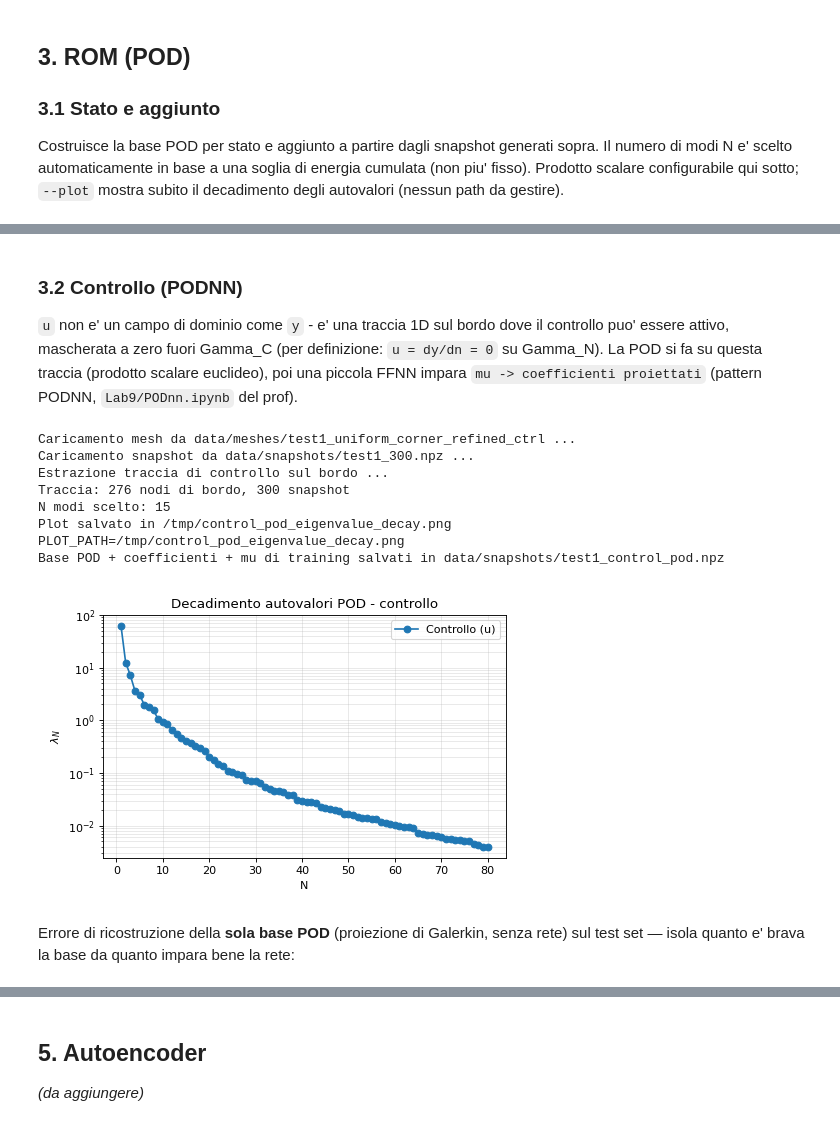
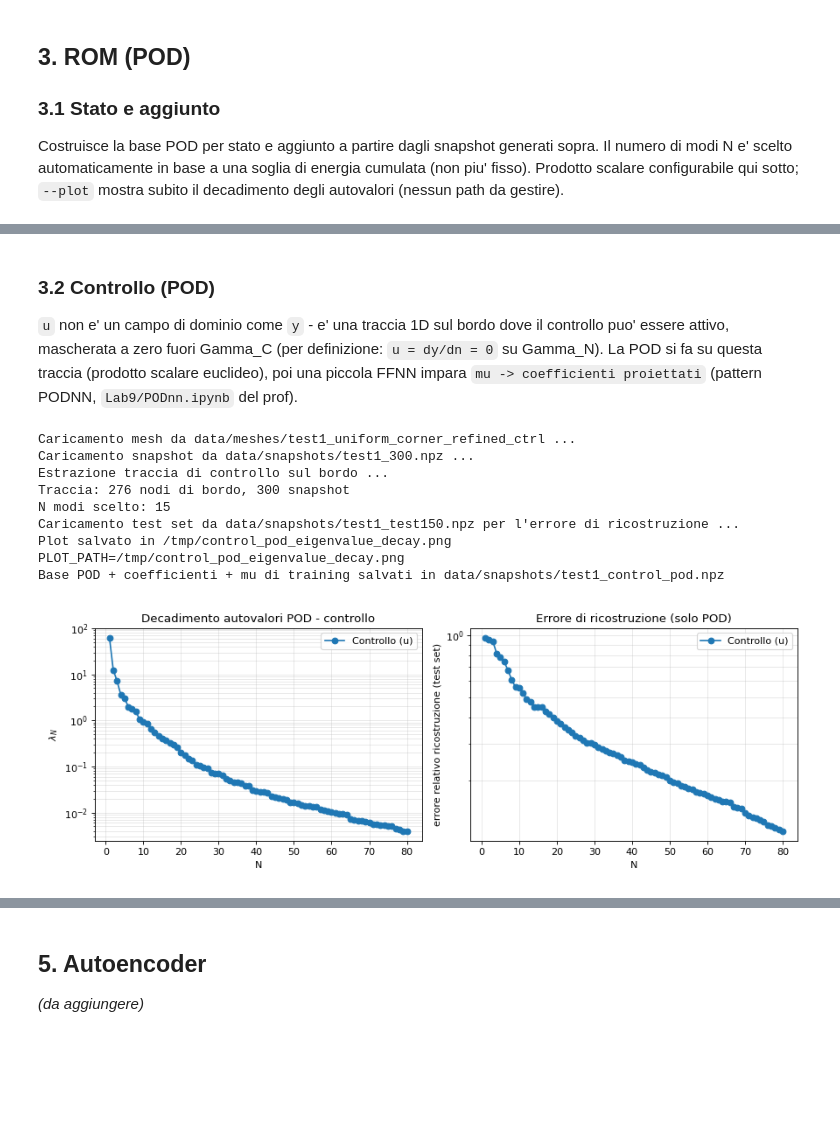
Before and after one commit to roccnroll/vbOCP, a Jupyter notebook: notebooks/run_pipeline_colab.ipynb, the cells around one changed output, grey strips where cells are left out. Saved outputs shown, nothing was run; the diff lists cells and outputs as text; code cells hidden in the pictures; blank space fills up the shorter version.

```diff
--- a/notebooks/run_pipeline_colab.ipynb
+++ b/notebooks/run_pipeline_colab.ipynb
@@ -216,32 +216,36 @@ Statistiche di normalizzazione salvate in data/snapshots/test1_p_nn.norm.npz
 # %% [markdown]
-### 3.2 Controllo (PODNN)
+### 3.2 Controllo (POD)
 
 `u` non e' un campo di dominio come `y` - e' una traccia 1D sul bordo dove il controllo puo' essere attivo, mascherata a zero fuori Gamma_C (per definizione: `u = dy/dn = 0` su Gamma_N). La POD si fa su questa traccia (prodotto scalare euclideo), poi una piccola FFNN impara `mu -> coefficienti proiettati` (pattern PODNN, `Lab9/PODnn.ipynb` del prof).
 # %%
 CONTROL_POD_PATH = os.path.join(SNAPSHOTS_DIR, 'test1_control_pod.npz')
 CONTROL_ENERGY_THRESHOLD = 1 - 1e-6   # N scelto automaticamente in base a questa soglia
 CONTROL_MAX_MODES = 15                 # tetto massimo, anche se la soglia non e' raggiunta
+CONTROL_NORMALIZE_CORRELATION = True
+
+control_normalize_flag = '' if CONTROL_NORMALIZE_CORRELATION else '--no-normalize-correlation'
 
 !python -m src.rom.build_control_pod \
     --config {CONFIG_PATH} \
     --snapshots {SNAPSHOTS_PATH} \
+    --test-snapshots {TEST_SNAPSHOTS_PATH} \
     --energy-threshold {CONTROL_ENERGY_THRESHOLD} \
     --max-modes {CONTROL_MAX_MODES} \
+    {control_normalize_flag} \
     --output {CONTROL_POD_PATH} \
     --plot
 
 import tempfile, os as _os
 from IPython.display import Image
 Image(_os.path.join(tempfile.gettempdir(), 'control_pod_eigenvalue_decay.png'))
 # %% [output]
 Caricamento mesh da data/meshes/test1_uniform_corner_refined_ctrl ...
 Caricamento snapshot da data/snapshots/test1_300.npz ...
 Estrazione traccia di controllo sul bordo ...
 Traccia: 276 nodi di bordo, 300 snapshot
 N modi scelto: 15
+Caricamento test set da data/snapshots/test1_test150.npz per l'errore di ricostruzione ...
 Plot salvato in /tmp/control_pod_eigenvalue_decay.png
 PLOT_PATH=/tmp/control_pod_eigenvalue_decay.png
 Base POD + coefficienti + mu di training salvati in data/snapshots/test1_control_pod.npz
-[figure, old version]
+[figure, new version]
-# %% [markdown]
-Errore di ricostruzione della **sola base POD** (proiezione di Galerkin, senza rete) sul test set — isola quanto e' brava la base da quanto impara bene la rete:
```
Also changed, not shown: parts of 18 cells of this notebook, 9 other files.
